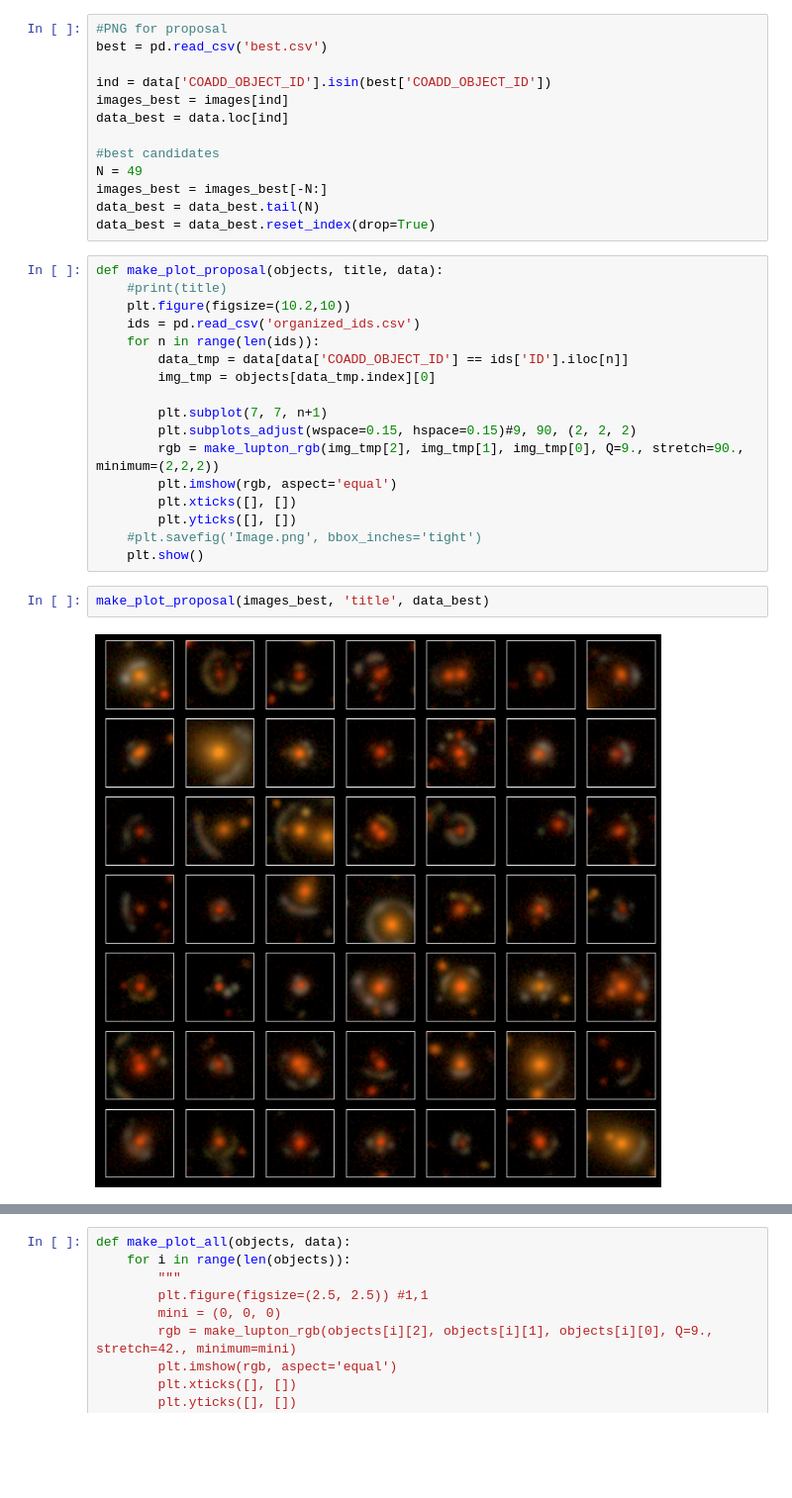
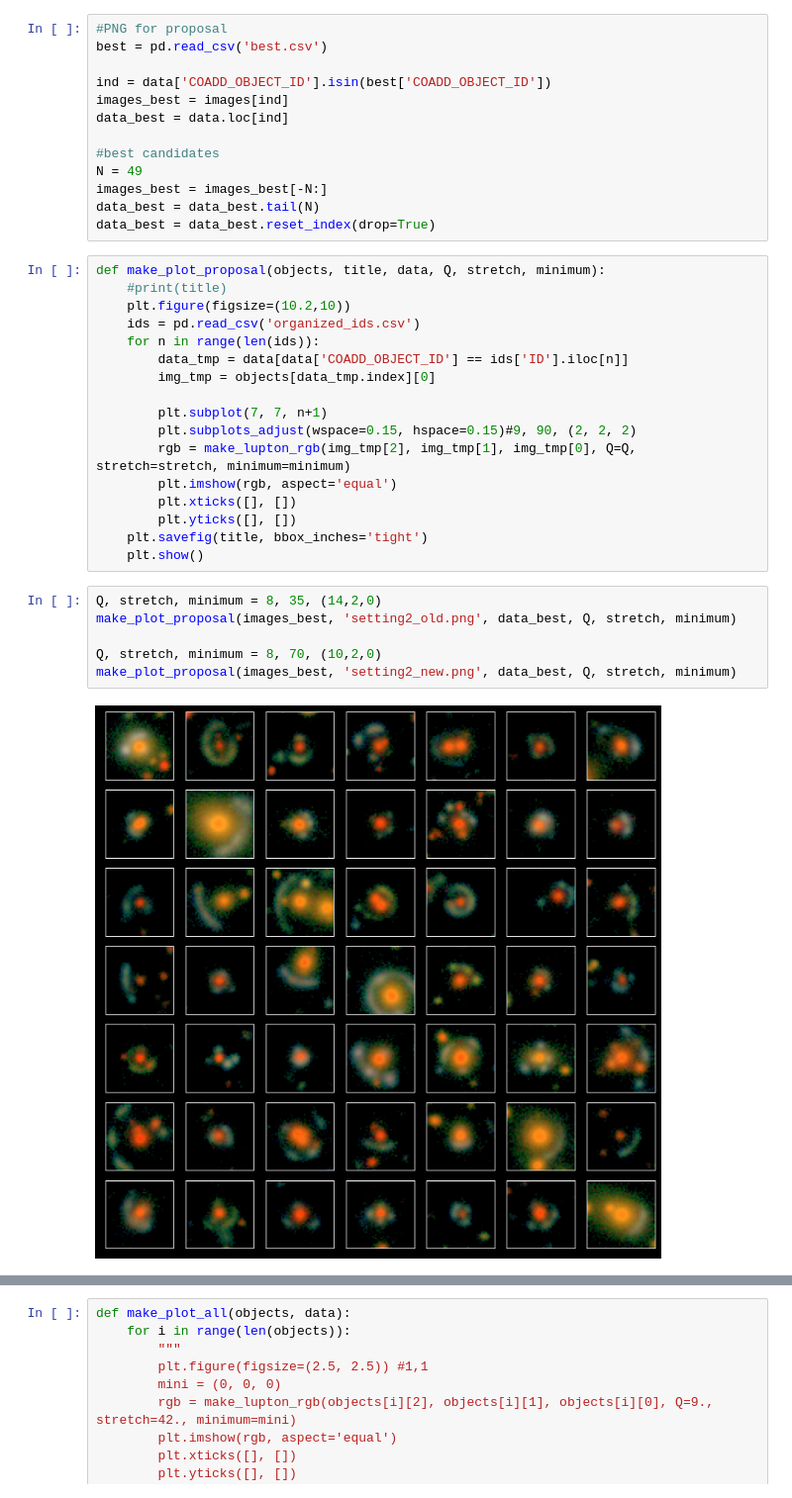
Before and after one commit to JimenaGonzalez/Searching-double-lenses, a Jupyter notebook: vit_cnn_multiclass/results/data/Proposal/Science_Contest/Image.ipynb, the cells around one changed output, grey strips where cells are left out. Shown at 99% size. Cells and saved outputs as stored; diff of their text form; blank space fills up the shorter version.

Commit message:
saved qsos and updated settings

```diff
--- a/vit_cnn_multiclass/results/data/Proposal/Science_Contest/Image.ipynb
+++ b/vit_cnn_multiclass/results/data/Proposal/Science_Contest/Image.ipynb
@@ -36,7 +36,7 @@ images_best = images_best[-N:]
 data_best = data_best.tail(N)
 data_best = data_best.reset_index(drop=True)
 # %%
-def make_plot_proposal(objects, title, data):
+def make_plot_proposal(objects, title, data, Q, stretch, minimum):
     #print(title)
     plt.figure(figsize=(10.2,10))
     ids = pd.read_csv('organized_ids.csv')
@@ -46,13 +46,17 @@ def make_plot_proposal(objects, title, data):
 
         plt.subplot(7, 7, n+1)
         plt.subplots_adjust(wspace=0.15, hspace=0.15)#9, 90, (2, 2, 2)
-        rgb = make_lupton_rgb(img_tmp[2], img_tmp[1], img_tmp[0], Q=9., stretch=90., minimum=(2,2,2))
+        rgb = make_lupton_rgb(img_tmp[2], img_tmp[1], img_tmp[0], Q=Q, stretch=stretch, minimum=minimum)
         plt.imshow(rgb, aspect='equal')
         plt.xticks([], [])
         plt.yticks([], [])
-    #plt.savefig('Image.png', bbox_inches='tight')
+    plt.savefig(title, bbox_inches='tight')
     plt.show()
 # %%
-make_plot_proposal(images_best, 'title', data_best)
+Q, stretch, minimum = 8, 35, (14,2,0)
+make_plot_proposal(images_best, 'setting2_old.png', data_best, Q, stretch, minimum)
+
+Q, stretch, minimum = 8, 70, (10,2,0)
+make_plot_proposal(images_best, 'setting2_new.png', data_best, Q, stretch, minimum)
 # %% [output]
-[figure, old version]
+[figure, new version]
```
Also changed, not shown: parts of 1 cell of this notebook, 1 other file.
